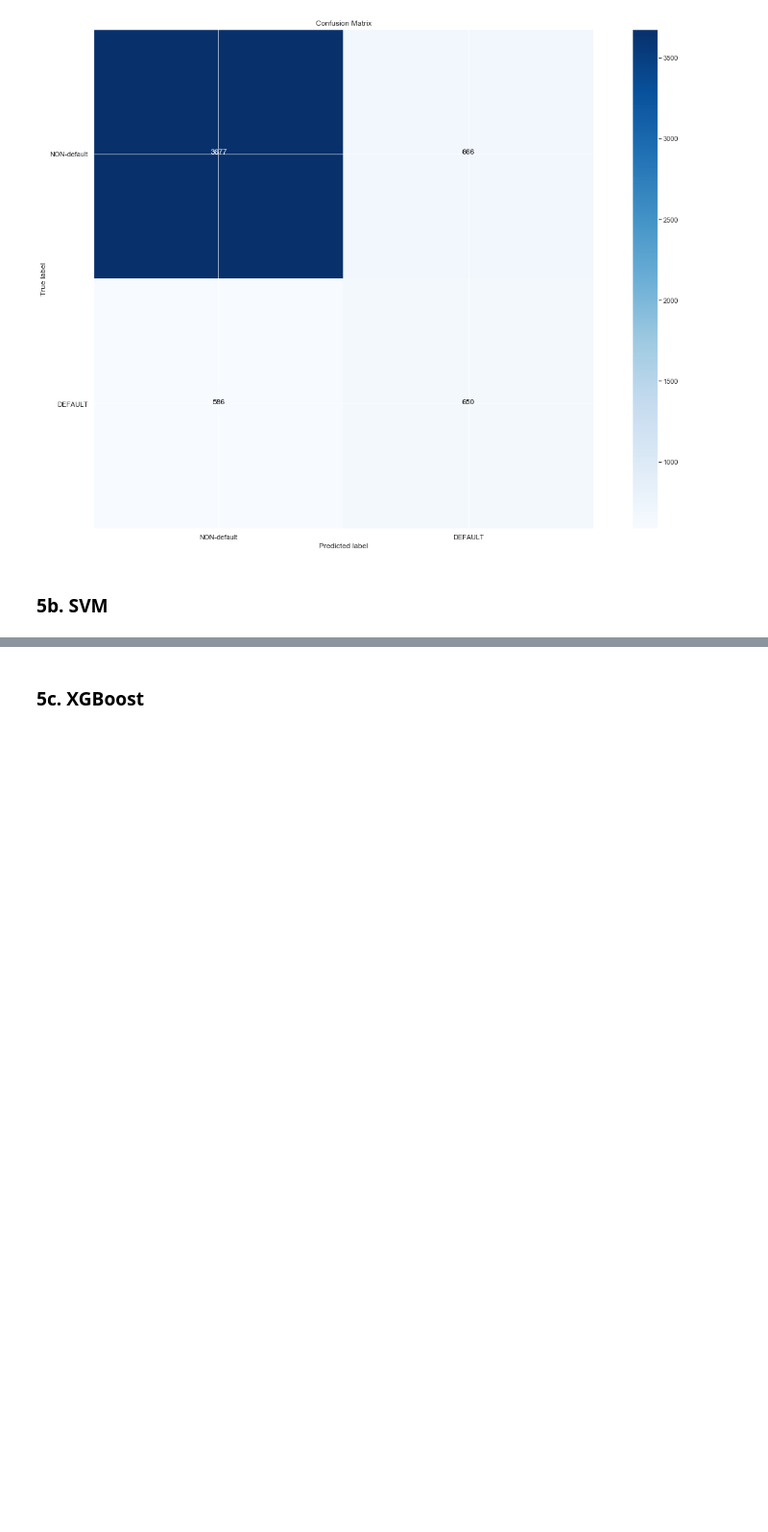
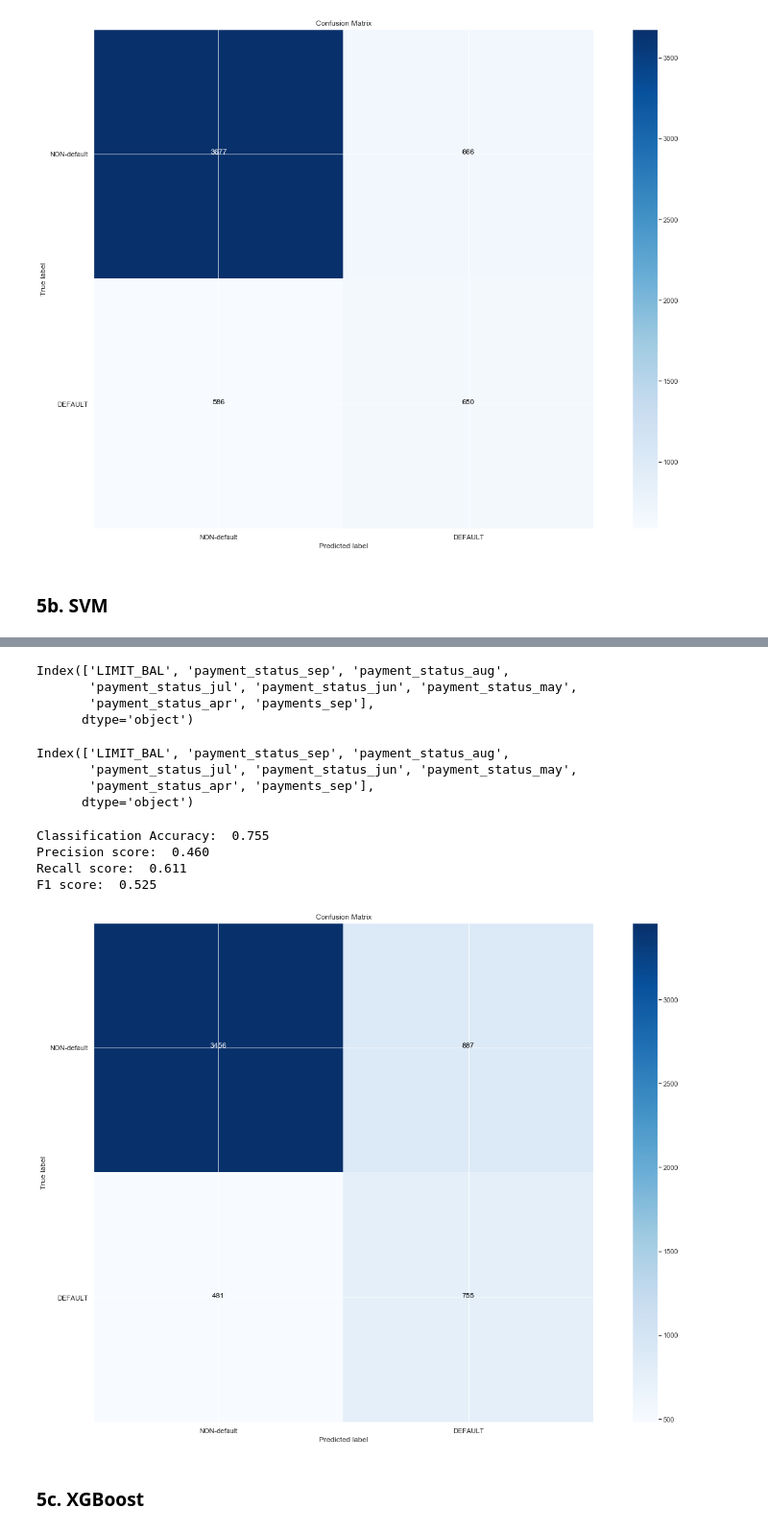
Before and after one commit to jmcneilkeller/Taiwanese_Credit_Card_Defaul, a Jupyter notebook: Taiwan_Repaired.ipynb, the cells around one changed output, grey strips where cells are left out. Shown at 96% size. Cells and saved outputs as stored; diff of their text form; code cells hidden in the pictures; blank space fills up the shorter version.

Commit message:
Finished feature selection.

```diff
--- a/Taiwan_Repaired.ipynb
+++ b/Taiwan_Repaired.ipynb
@@ -1007,8 +1007,3 @@ F1 score:  0.509
 [figure]
 # %% [markdown]
 ### 5b. SVM
-# %%
-# Will have to use KBest.
-svm_final = SVC(C=0.1, class_weight='balanced', gamma=0.1)
-svm_selector = RFECV(estimator=svm_final, step=1, cv=5, scoring='f1')
-svm_selector.fit(X_dummy_train_scaled, y_dummy_train)
@@ -1017,7 +1010,10 @@ RuntimeError: The classifier does not expose "coef_" or "feature_importances_" a
 # %%
-svm_features= SelectKBest(f_classif, k=10).fit(X_dummy,y_dummy)
-f_classif_selected = svm_features.get_support()
-f_classif_selected_features = [ f for i,f in enumerate(X_dummy.columns) if f_classif_selected[i]]
-pprint.pprint('F_classif selected {} features: {}.'.format(f_classif_selected.sum(),
-   f_classif_selected_features))
+# Fit on the already train/test/split, scaled versions.
+svm_features= SelectKBest(f_classif, k=8).fit(X_dummy_train_scaled,y_dummy_train)
+# Gets the best features.
+svm_selected = svm_features.get_support()
+# Adds corresponding column names and prints.
+svm_selected_features = [ f for i,f in enumerate(X_dummy_train_scaled.columns) if svm_selected[i]]
+pprint.pprint('F_classif selected {} features: {}.'.format(svm_selected.sum(),
+   svm_selected_features))
 # %% [output]
@@ -1052,3 +1034,27 @@ AttributeError: 'numpy.ndarray' object has no attribute 'columns'
+# %%
+X_svm_train = X_dummy_train_scaled[svm_selected_features]
+X_svm_train.columns
+# %% [output]
+Index(['LIMIT_BAL', 'payment_status_sep', 'payment_status_aug',
+       'payment_status_jul', 'payment_status_jun', 'payment_status_may',
+       'payment_status_apr', 'payments_sep'],
+      dtype='object')
+# %%
+X_svm_test = X_dummy_test_scaled[svm_selected_features]
+X_svm_test.columns
+# %% [output]
+Index(['LIMIT_BAL', 'payment_status_sep', 'payment_status_aug',
+       'payment_status_jul', 'payment_status_jun', 'payment_status_may',
+       'payment_status_apr', 'payments_sep'],
+      dtype='object')
+# %%
+svmClass(X_svm_train, y_dummy_train, X_svm_test, y_dummy_test, **svm_best)
+# %% [output]
+Classification Accuracy:  0.755
+Precision score:  0.460
+Recall score:  0.611
+F1 score:  0.525
+[figure, added]
 # %% [markdown]
 ### 5c. XGBoost
 # %%
```
Also changed, not shown: parts of 6 cells of this notebook.
